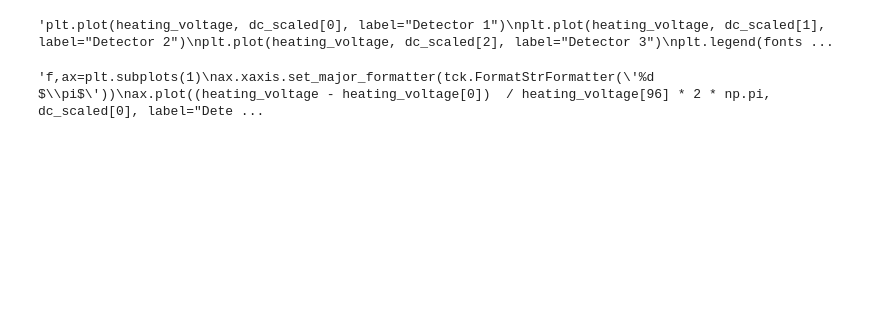
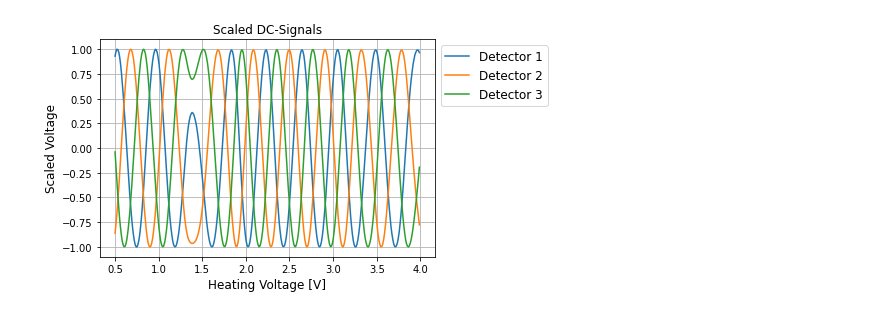
Before and after one commit to bilaljo/MiniPTI, a Jupyter notebook: passepartout.ipynb, the cells around one changed output. Cells and saved outputs as stored; diff of their text form; code cells hidden in the pictures; blank space fills up the shorter version.

```diff
--- a/passepartout.ipynb
+++ b/passepartout.ipynb
@@ -29,46 +28,18 @@ def scale_edata(data):
     return 2 * (data - min(data)) / (max(data) - min(data)) - 1
 # %%
-I_min = [min(detector_1), min(detector_2), min(detector_3)]
-I_max = [max(detector_1), max(detector_2), max(detector_3)]
-dc_scaled = [detector_1, detector_2, detector_3] #[2 * (detector_1 - I_min[0]) / (I_max[0] - I_min[0]) - 1,
-            # 2 * (detector_2 - I_min[1]) / (I_max[1] - I_min[1]) - 1,
-            # 2 * (detector_3 - I_min[2]) / (I_max[2] - I_min[2]) - 1]
+dc_scaled = [scale_data(detector_1), scale_data(detector_2), scale_data(detector_3)]
 # %%
-"""plt.plot(heating_voltage, dc_scaled[0], label="Detector 1")
+plt.plot(heating_voltage, dc_scaled[0], label="Detector 1")
 plt.plot(heating_voltage, dc_scaled[1], label="Detector 2")
 plt.plot(heating_voltage, dc_scaled[2], label="Detector 3")
 plt.legend(fontsize=12, bbox_to_anchor=(1,1))
 plt.grid(True)
 plt.xlabel("Heating Voltage [V]", fontsize=12)
 plt.ylabel("Scaled Voltage", fontsize=12)
 plt.title("Scaled DC-Signals", fontsize=12)
-plt.show()"""
+plt.show()
 # %% [output]
-'plt.plot(heating_voltage, dc_scaled[0], label="Detector 1")\nplt.plot(heating_voltage, dc_scaled[1], label="Detector 2")\nplt.plot(heating_voltage, dc_scaled[2], label="Detector 3")\nplt.legend(fonts ...
+[figure, added]
-# %%
-"""f,ax=plt.subplots(1)
-ax.xaxis.set_major_formatter(tck.FormatStrFormatter('%d $\pi$'))
-ax.plot((heating_voltage - heating_voltage[0])  / heating_voltage[96] * 2 * np.pi, dc_scaled[0], label="Detector 1")
-ax.plot((heating_voltage - heating_voltage[0])  / heating_voltage[96] * 2 * np.pi, dc_scaled[1], label="Detector 2")
-ax.plot((heating_voltage - heating_voltage[0])  / heating_voltage[96] * 2 * np.pi, dc_scaled[2], label="Detector 3")
-
-
-
-print(np.where(1- dc_scaled[0] < 1e-2)[0])
-print(np.where(1- dc_scaled[1] < 1e-2)[0])
-print(np.where(1- dc_scaled[2] < 1e-2)[0])
-
-print(0)
-print(50 / 96 * 360 - 103 / 96 * 360 + 360)
-print(93 / 96 * 2 * np.pi / np.pi * 180 - 103 / 96 * 360 + 360)
-plt.legend(fontsize=12, bbox_to_anchor=(1,1))
-plt.grid(True)
-plt.xlabel("Heating Voltage [V]", fontsize=12)
-plt.ylabel("Scaled Voltage", fontsize=12)
-plt.title("Scaled DC-Signals", fontsize=12)
-plt.show()"""
-# %% [output]
-'f,ax=plt.subplots(1)\nax.xaxis.set_major_formatter(tck.FormatStrFormatter(\'%d $\\pi$\'))\nax.plot((heating_voltage - heating_voltage[0])  / heating_voltage[96] * 2 * np.pi, dc_scaled[0], label="Dete ...
 # %%
 def ellipse(z):
     x = []
```
Also changed, not shown: parts of 9 cells of this notebook, 8 other files.
